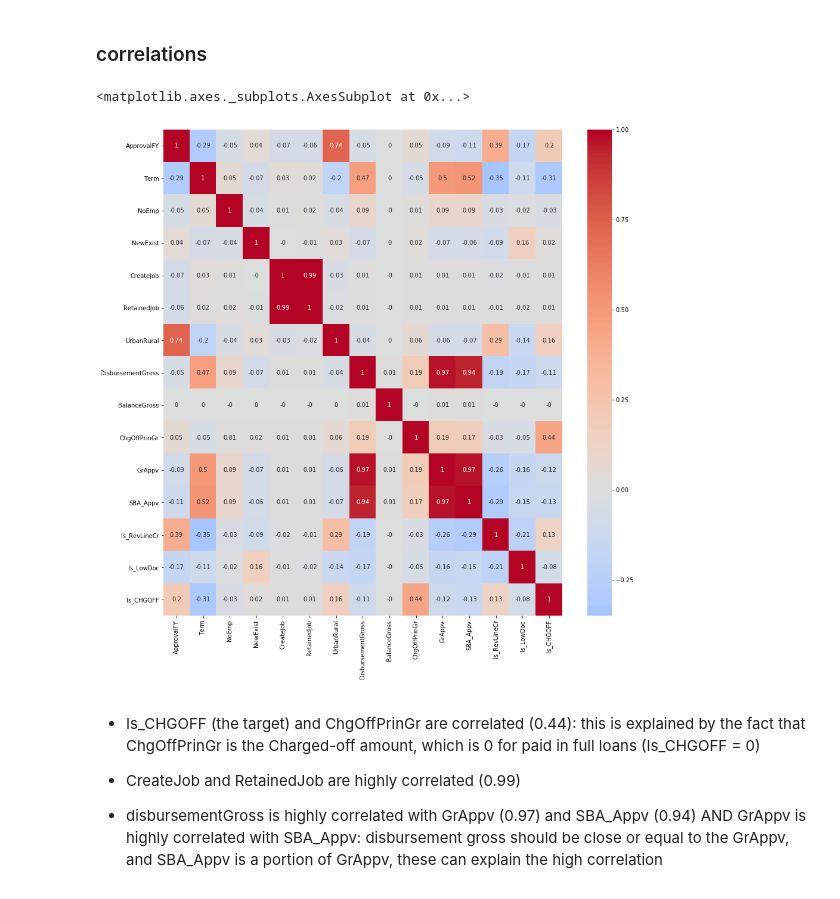
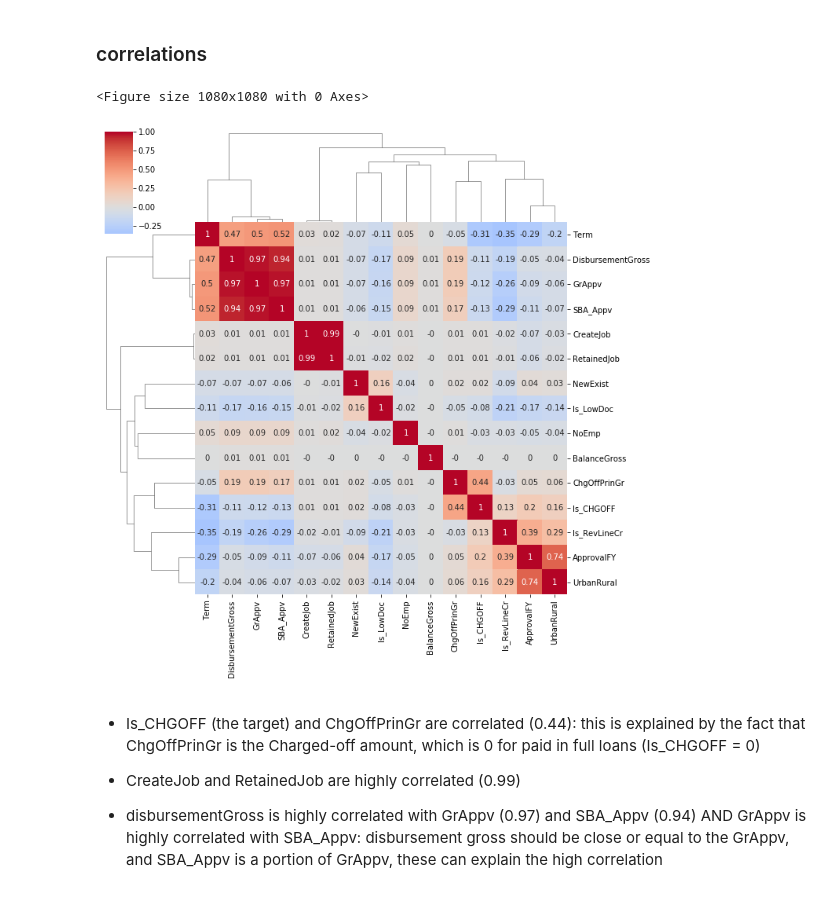
Before and after one commit to MarieLatt/Project_predict_loan, a Jupyter notebook: project.ipynb, the cells around one changed output. Drawn from its saved outputs; the diff is of its cells as text; code cells hidden in the pictures.

```diff
--- a/project.ipynb
+++ b/project.ipynb
@@ -309,10 +304,11 @@ maybe the highest terms correspond to errors ? 500 months might be in fact 50 mo
 ### correlations
 # %%
 plt.figure(figsize=(15,15))
-sns.heatmap(round(df[[col for col in df.columns if col not in cols_to_drop+cols_not_for_EDA]].corr(),2),cmap='coolwarm', center=0,annot=True)
+sns.clustermap(round(df[[col for col in df.columns if col not in cols_to_drop+cols_not_for_EDA]].corr(),2),cmap='coolwarm', center=0,annot=True)
+plt.show()
 # %% [output]
-<matplotlib.axes._subplots.AxesSubplot at 0x...>
+<Figure size 1080x1080 with 0 Axes>
-[figure, old version]
+[figure, new version]
 # %% [markdown]
 - Is_CHGOFF (the target) and ChgOffPrinGr are correlated (0.44): this is explained by the fact that ChgOffPrinGr is the Charged-off amount, which is 0 for paid in full loans (Is_CHGOFF = 0)
 
```
Also changed, not shown: parts of 16 cells of this notebook, 2 other files.
